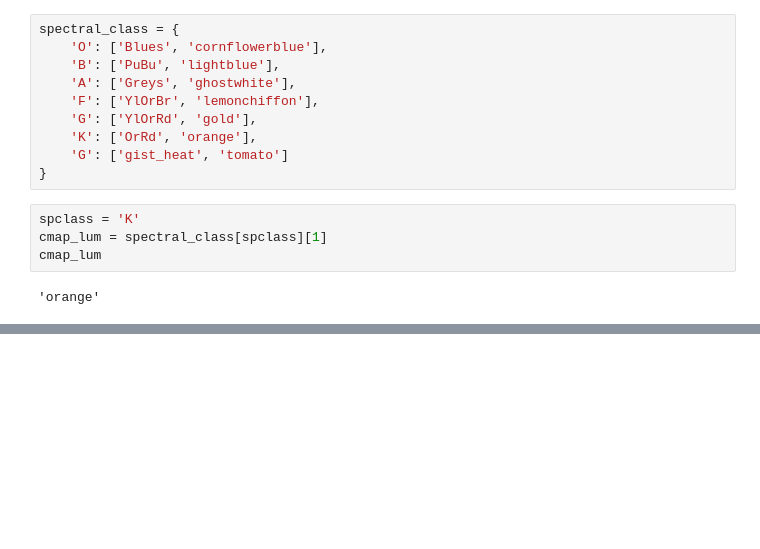
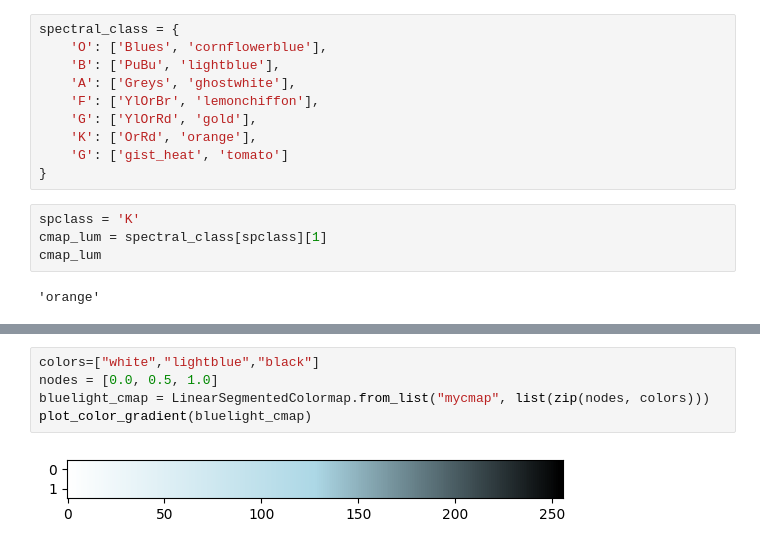
Before and after one commit to emadonev/hackathon2023, a Jupyter notebook: habitable_expoplanets.ipynb, the cells around one changed output, grey strips where cells are left out. Drawn from its saved outputs; the diff is of its cells as text; blank space fills up the shorter version.

```diff
--- a/habitable_expoplanets.ipynb
+++ b/habitable_expoplanets.ipynb
@@ -69,0 +91,7 @@ cmap_lum
+# %%
+colors=["white","lightblue","black"]
+nodes = [0.0, 0.5, 1.0]
+bluelight_cmap = LinearSegmentedColormap.from_list("mycmap", list(zip(nodes, colors)))
+plot_color_gradient(bluelight_cmap)
+# %% [output]
+[figure, added]
```
Also changed, not shown: parts of 8 cells of this notebook, 3 other files.
